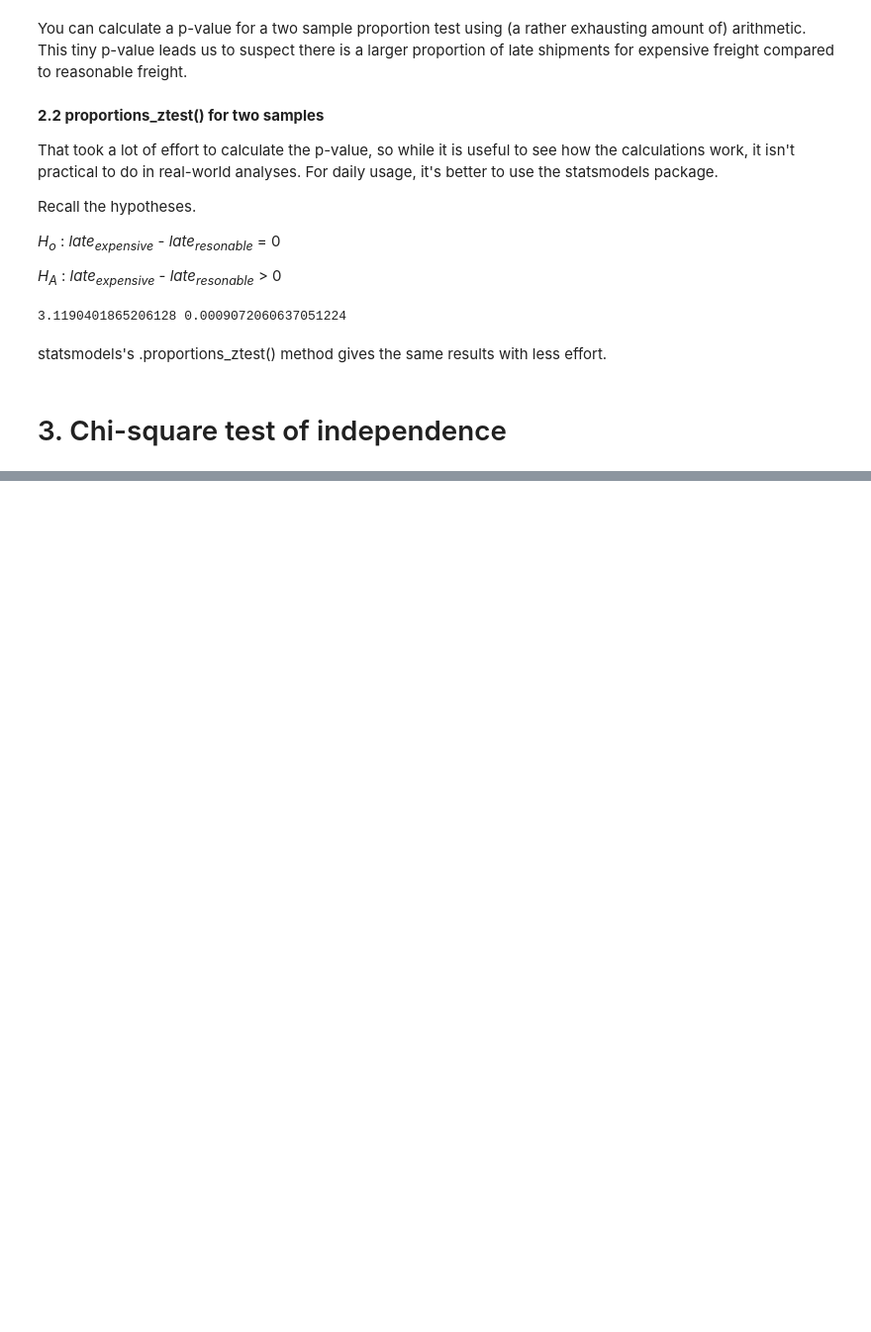
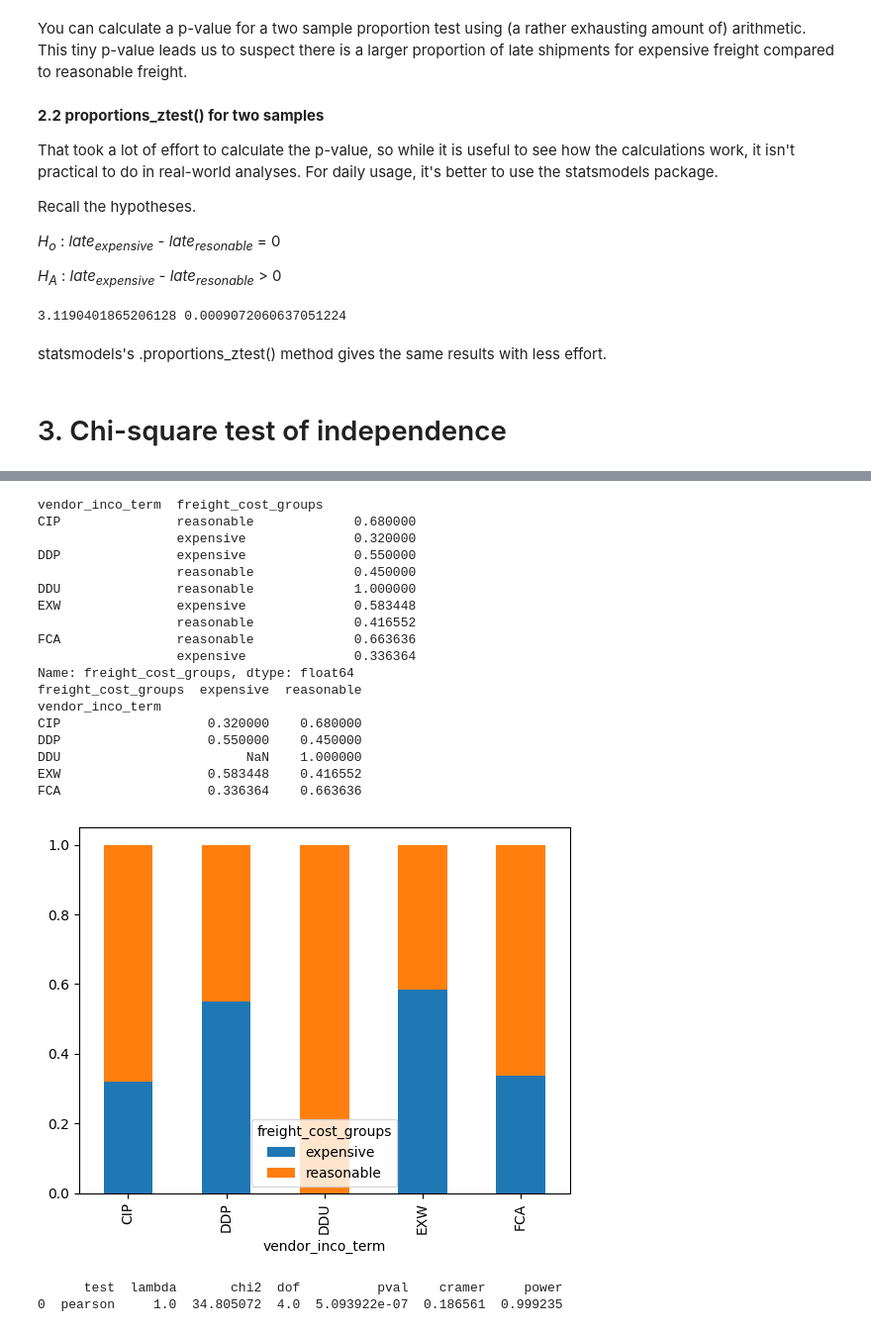
Before and after one commit to yazanhannun/Hypothesis-Testing-in-Python, a Jupyter notebook: 3_Proportion Tests.ipynb, the cells around one changed output, grey strips where cells are left out. Shown at 99% size. Saved outputs shown, nothing was run; the diff lists cells and outputs as text; code cells hidden in the pictures; blank space fills up the shorter version.

Commit message:
Chi-square test of independence/performing a chi test

```diff
--- a/3_Proportion Tests.ipynb
+++ b/3_Proportion Tests.ipynb
@@ -210,0 +254,49 @@ Which statement about the chi-square distribution is true?
+# %%
+'''Calculate the proportion of freight_cost_group in late_shipments grouped by vendor_inco_term.'''
+import pingouin
+import matplotlib.pyplot as plt
+
+# Proportion of freight_cost_group grouped by vendor_inco_term
+props = late_shipments.groupby('vendor_inco_term')['freight_cost_groups'].value_counts(normalize=True)
+print(props)
+
+'''Unstack the .value_counts() result to be in wide format instead of long.'''
+# Convert props to wide format
+wide_props = props.unstack()
+print(wide_props)
+
+'''Create a proportional stacked bar plot with bars filled based on freight_cost_group
+across the levels of vendor_inco_term.'''
+# Proportional stacked bar plot of freight_cost_group vs. vendor_inco_term
+wide_props.plot(kind="bar", stacked=True)
+plt.show()
+
+'''Perform a chi-square test of independence on freight_cost_group and
+vendor_inco_term in the late_shipments dataset.'''
+# Determine if freight_cost_group and vendor_inco_term are independent
+expected, observed, stats = pingouin.chi2_independence(data=late_shipments, x="vendor_inco_term", y="freight_cost_groups")
+
+# Print results
+print(stats[stats['test'] == 'pearson'])
+# %% [output]
+vendor_inco_term  freight_cost_groups
+CIP               reasonable             0.680000
+                  expensive              0.320000
+DDP               expensive              0.550000
+                  reasonable             0.450000
+DDU               reasonable             1.000000
+EXW               expensive              0.583448
+                  reasonable             0.416552
+FCA               reasonable             0.663636
+                  expensive              0.336364
+Name: freight_cost_groups, dtype: float64
+freight_cost_groups  expensive  reasonable
+vendor_inco_term
+CIP                   0.320000    0.680000
+DDP                   0.550000    0.450000
+DDU                        NaN    1.000000
+EXW                   0.583448    0.416552
+FCA                   0.336364    0.663636
+[figure, added]
+      test  lambda       chi2  dof          pval    cramer     power
+0  pearson     1.0  34.805072  4.0  5.093922e-07  0.186561  0.999235
```
Also changed, not shown: parts of 5 cells of this notebook.
